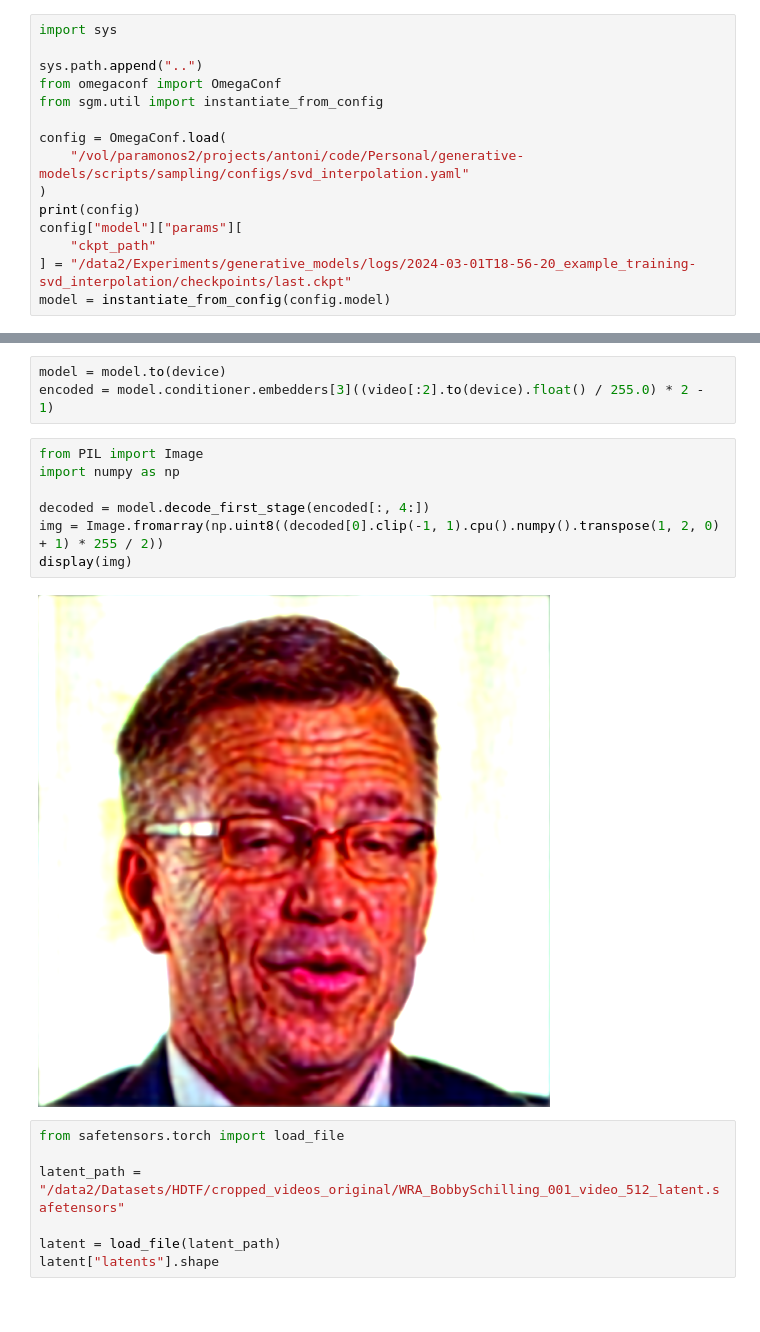
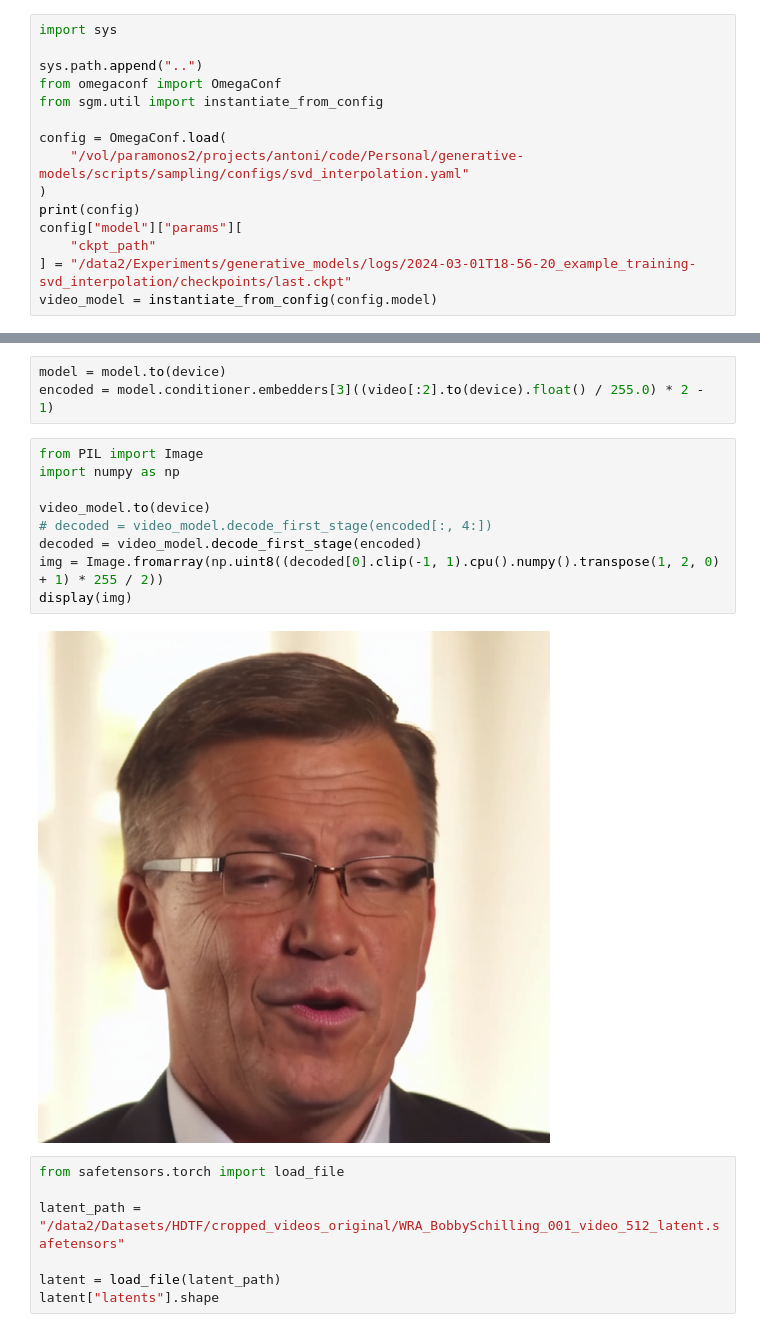
Before and after one commit to antonibigata/generative-models, a Jupyter notebook: notebooks/autoencoder.ipynb, the cells around one changed output, grey strips where cells are left out. Drawn from its saved outputs; the diff is of its cells as text.

```diff
--- a/notebooks/autoencoder.ipynb
+++ b/notebooks/autoencoder.ipynb
@@ -12,5 +12,5 @@ print(config)
 config["model"]["params"][
     "ckpt_path"
 ] = "/data2/Experiments/generative_models/logs/2024-03-01T18-56-20_example_training-svd_interpolation/checkpoints/last.ckpt"
-model = instantiate_from_config(config.model)
+video_model = instantiate_from_config(config.model)
 # %% [output]
@@ -70,12 +70,14 @@ encoded = model.conditioner.embedders[3]((video[:2].to(device).float() / 255.0)
 # %%
 from PIL import Image
 import numpy as np
 
-decoded = model.decode_first_stage(encoded[:, 4:])
+video_model.to(device)
+# decoded = video_model.decode_first_stage(encoded[:, 4:])
+decoded = video_model.decode_first_stage(encoded)
 img = Image.fromarray(np.uint8((decoded[0].clip(-1, 1).cpu().numpy().transpose(1, 2, 0) + 1) * 255 / 2))
 display(img)
 # %% [output]
-[figure, old version]
+[figure, new version]
 # %%
 from safetensors.torch import load_file
 
```
Also changed, not shown: parts of 5 cells of this notebook, 8 other files.
